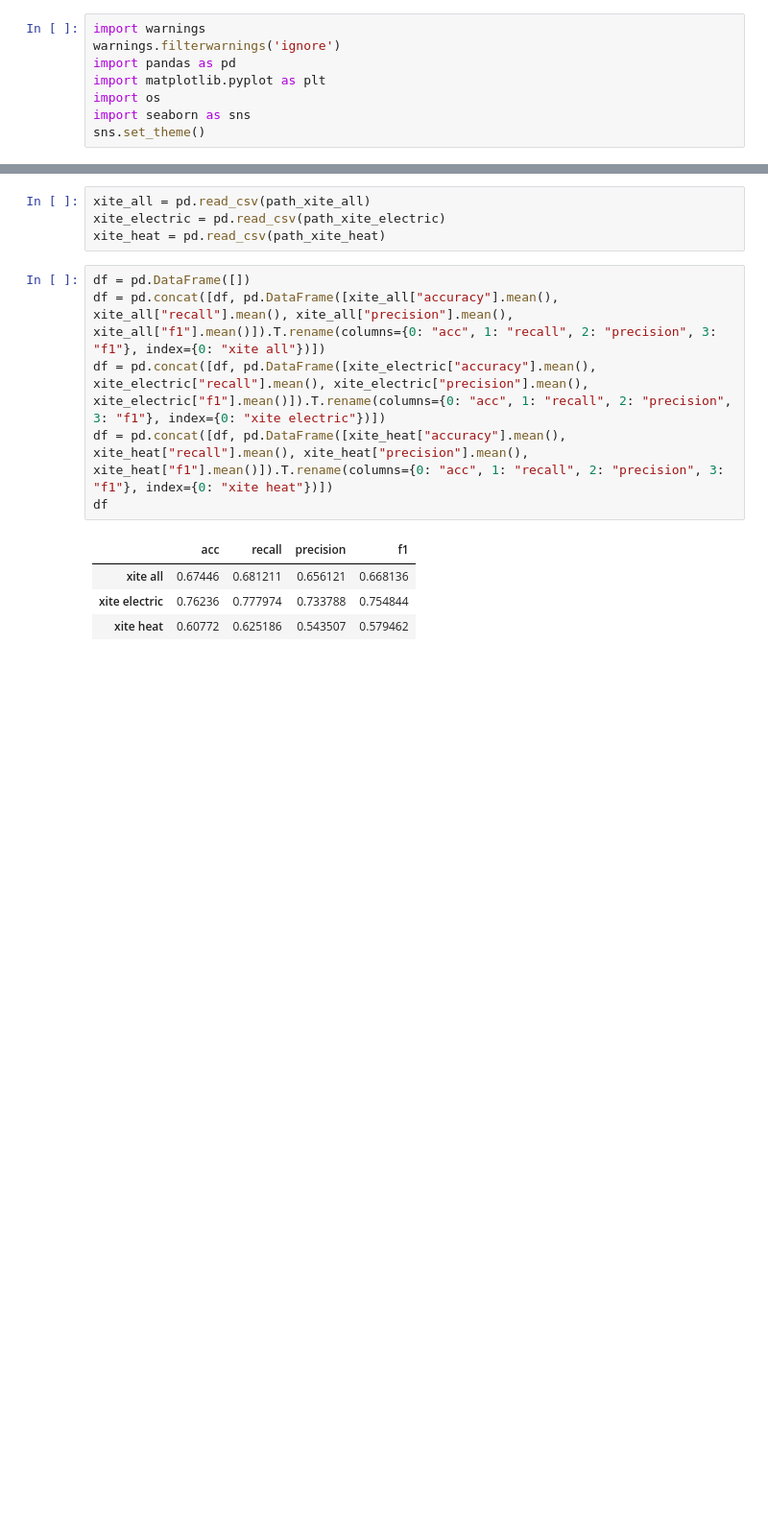
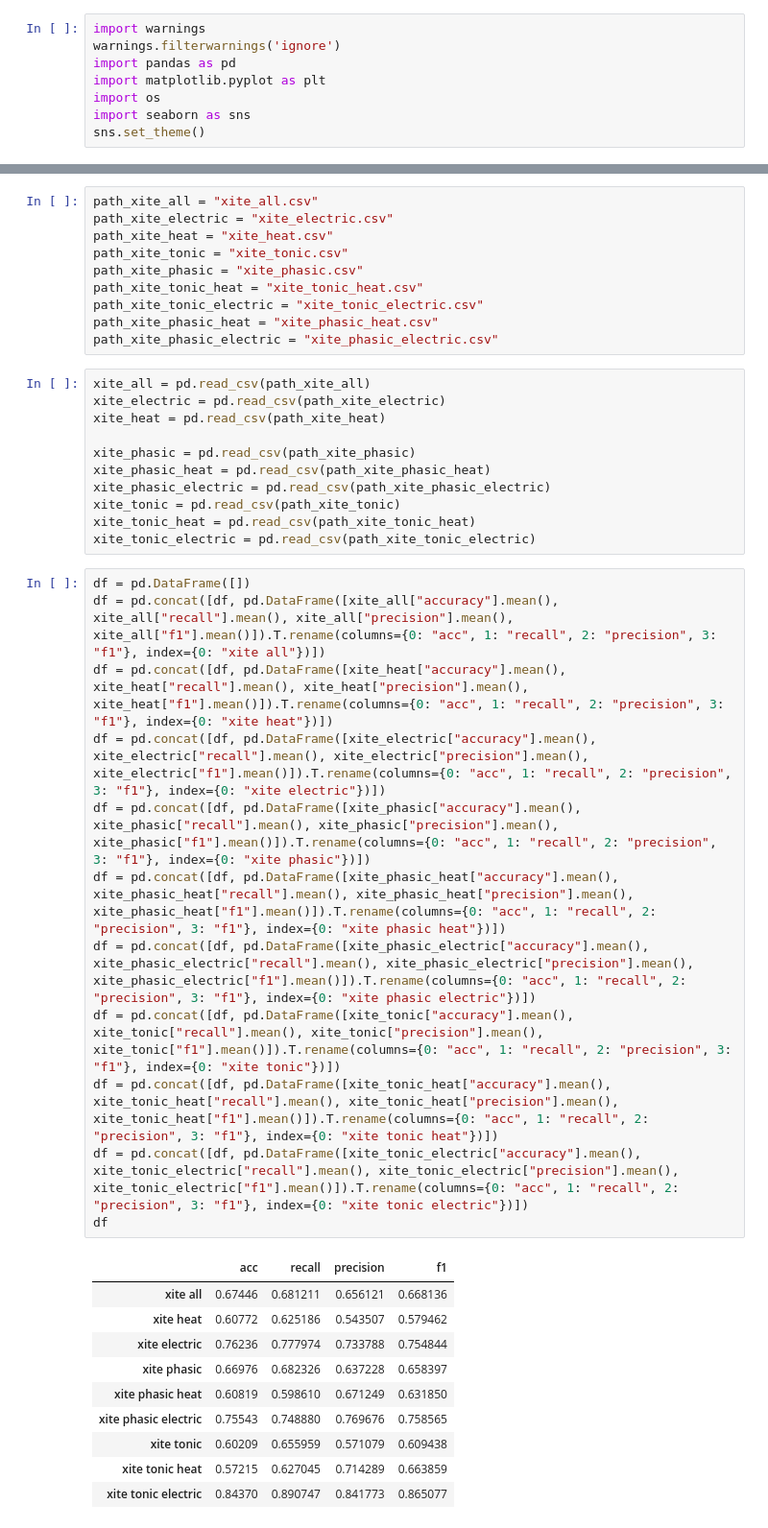
Before and after one commit to sven-knoblauch/PainLevelShiftDetection, a Jupyter notebook: SiameseNetwork/Results-10-fold-crossval/display_results.ipynb, the cells around one changed output, grey strips where cells are left out. Shown at 96% size. Saved outputs shown, nothing was run; the diff lists cells and outputs as text; blank space fills up the shorter version.

```diff
--- a/SiameseNetwork/Results-10-fold-crossval/display_results.ipynb
+++ b/SiameseNetwork/Results-10-fold-crossval/display_results.ipynb
@@ -13,18 +9,47 @@ path_xite_heat = "xite_heat_distance_0.csv"
+# %%
+path_xite_all = "xite_all.csv"
+path_xite_electric = "xite_electric.csv"
+path_xite_heat = "xite_heat.csv"
+path_xite_tonic = "xite_tonic.csv"
+path_xite_phasic = "xite_phasic.csv"
+path_xite_tonic_heat = "xite_tonic_heat.csv"
+path_xite_tonic_electric = "xite_tonic_electric.csv"
+path_xite_phasic_heat = "xite_phasic_heat.csv"
+path_xite_phasic_electric = "xite_phasic_electric.csv"
 # %%
 xite_all = pd.read_csv(path_xite_all)
 xite_electric = pd.read_csv(path_xite_electric)
 xite_heat = pd.read_csv(path_xite_heat)
+
+xite_phasic = pd.read_csv(path_xite_phasic)
+xite_phasic_heat = pd.read_csv(path_xite_phasic_heat)
+xite_phasic_electric = pd.read_csv(path_xite_phasic_electric)
+xite_tonic = pd.read_csv(path_xite_tonic)
+xite_tonic_heat = pd.read_csv(path_xite_tonic_heat)
+xite_tonic_electric = pd.read_csv(path_xite_tonic_electric)
 # %%
 df = pd.DataFrame([])
 df = pd.concat([df, pd.DataFrame([xite_all["accuracy"].mean(), xite_all["recall"].mean(), xite_all["precision"].mean(), xite_all["f1"].mean()]).T.rename(columns={0: "acc", 1: "recall", 2: "precision", 3: "f1"}, index={0: "xite all"})])
+df = pd.concat([df, pd.DataFrame([xite_heat["accuracy"].mean(), xite_heat["recall"].mean(), xite_heat["precision"].mean(), xite_heat["f1"].mean()]).T.rename(columns={0: "acc", 1: "recall", 2: "precision", 3: "f1"}, index={0: "xite heat"})])
 df = pd.concat([df, pd.DataFrame([xite_electric["accuracy"].mean(), xite_electric["recall"].mean(), xite_electric["precision"].mean(), xite_electric["f1"].mean()]).T.rename(columns={0: "acc", 1: "recall", 2: "precision", 3: "f1"}, index={0: "xite electric"})])
-df = pd.concat([df, pd.DataFrame([xite_heat["accuracy"].mean(), xite_heat["recall"].mean(), xite_heat["precision"].mean(), xite_heat["f1"].mean()]).T.rename(columns={0: "acc", 1: "recall", 2: "precision", 3: "f1"}, index={0: "xite heat"})])
+df = pd.concat([df, pd.DataFrame([xite_phasic["accuracy"].mean(), xite_phasic["recall"].mean(), xite_phasic["precision"].mean(), xite_phasic["f1"].mean()]).T.rename(columns={0: "acc", 1: "recall", 2: "precision", 3: "f1"}, index={0: "xite phasic"})])
+df = pd.concat([df, pd.DataFrame([xite_phasic_heat["accuracy"].mean(), xite_phasic_heat["recall"].mean(), xite_phasic_heat["precision"].mean(), xite_phasic_heat["f1"].mean()]).T.rename(columns={0: "acc", 1: "recall", 2: "precision", 3: "f1"}, index={0: "xite phasic heat"})])
+df = pd.concat([df, pd.DataFrame([xite_phasic_electric["accuracy"].mean(), xite_phasic_electric["recall"].mean(), xite_phasic_electric["precision"].mean(), xite_phasic_electric["f1"].mean()]).T.rename(columns={0: "acc", 1: "recall", 2: "precision", 3: "f1"}, index={0: "xite phasic electric"})])
+df = pd.concat([df, pd.DataFrame([xite_tonic["accuracy"].mean(), xite_tonic["recall"].mean(), xite_tonic["precision"].mean(), xite_tonic["f1"].mean()]).T.rename(columns={0: "acc", 1: "recall", 2: "precision", 3: "f1"}, index={0: "xite tonic"})])
+df = pd.concat([df, pd.DataFrame([xite_tonic_heat["accuracy"].mean(), xite_tonic_heat["recall"].mean(), xite_tonic_heat["precision"].mean(), xite_tonic_heat["f1"].mean()]).T.rename(columns={0: "acc", 1: "recall", 2: "precision", 3: "f1"}, index={0: "xite tonic heat"})])
+df = pd.concat([df, pd.DataFrame([xite_tonic_electric["accuracy"].mean(), xite_tonic_electric["recall"].mean(), xite_tonic_electric["precision"].mean(), xite_tonic_electric["f1"].mean()]).T.rename(columns={0: "acc", 1: "recall", 2: "precision", 3: "f1"}, index={0: "xite tonic electric"})])
 df
 # %% [output]
 |  | acc | recall | precision | f1 |
 | xite all | 0.67446 | 0.681211 | 0.656121 | 0.668136 |
+| xite heat | 0.60772 | 0.625186 | 0.543507 | 0.579462 |
 | xite electric | 0.76236 | 0.777974 | 0.733788 | 0.754844 |
-| xite heat | 0.60772 | 0.625186 | 0.543507 | 0.579462 |
+| xite phasic | 0.66976 | 0.682326 | 0.637228 | 0.658397 |
+| xite phasic heat | 0.60819 | 0.598610 | 0.671249 | 0.631850 |
+| xite phasic electric | 0.75543 | 0.748880 | 0.769676 | 0.758565 |
+| xite tonic | 0.60209 | 0.655959 | 0.571079 | 0.609438 |
+| xite tonic heat | 0.57215 | 0.627045 | 0.714289 | 0.663859 |
+| xite tonic electric | 0.84370 | 0.890747 | 0.841773 | 0.865077 |
 # %%
 xite_all["accuracy"].plot.kde()
 xite_electric["accuracy"].plot.kde()
```
Also changed, not shown: parts of 5 cells of this notebook, 12 other files.
